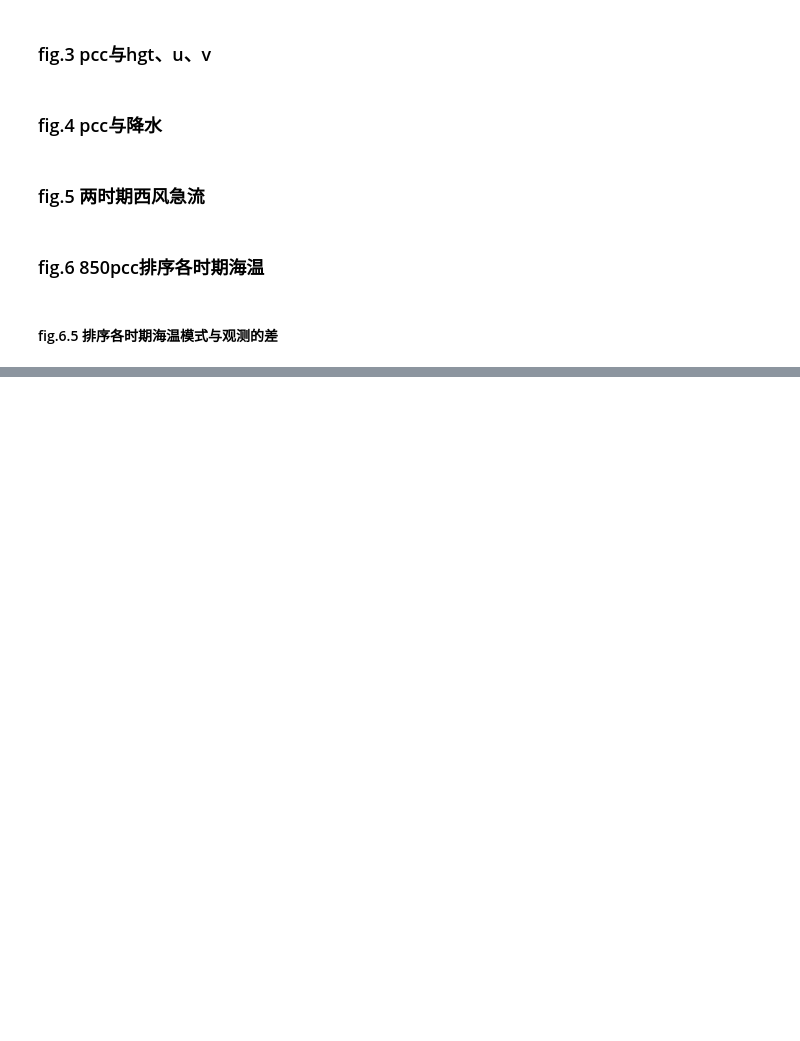
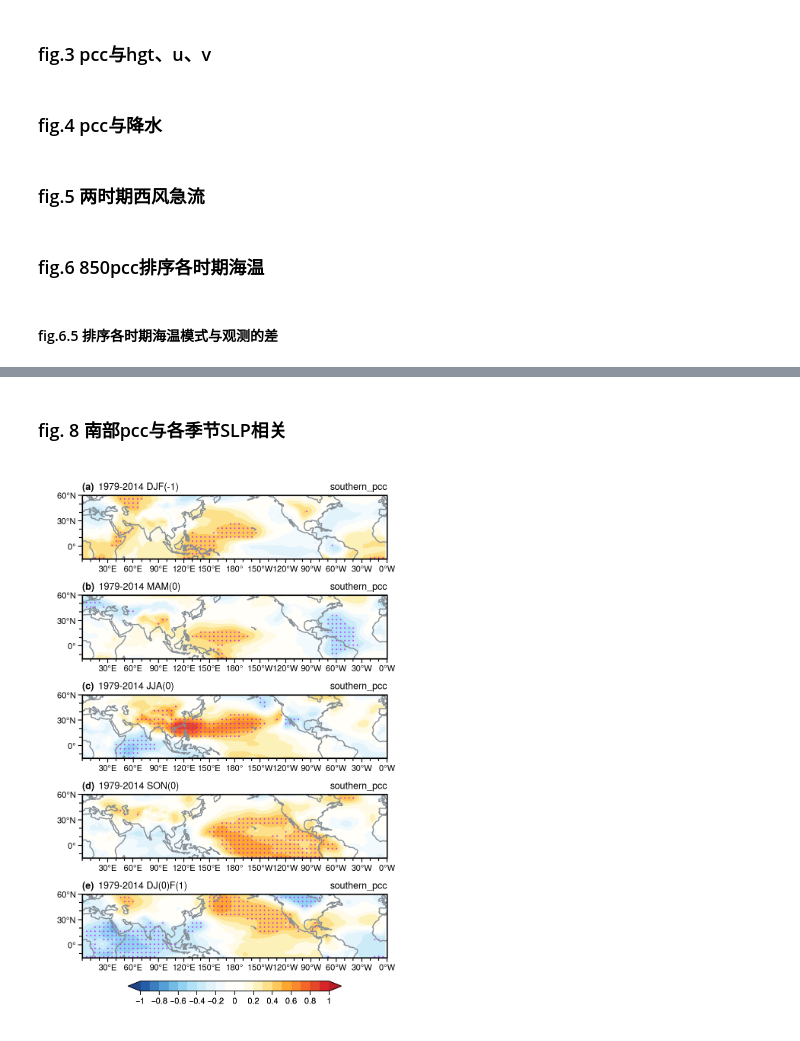
Before and after one commit to Hongjing0506/EAM-SAM0302code, a Jupyter notebook: CMIIP_divide_SASMR_group.ipynb, the cells around one changed output, grey strips where cells are left out. Cells and saved outputs as stored; diff of their text form; code cells hidden in the pictures; blank space fills up the shorter version.

```diff
--- a/CMIIP_divide_SASMR_group.ipynb
+++ b/CMIIP_divide_SASMR_group.ipynb
@@ -1474,0 +1554,67 @@ pplt.rc.reset()
+# %% [markdown]
+### fig. 8 南部pcc与各季节SLP相关
+# %%
+pplt.rc.reset()
+pplt.rc.grid = False
+startlevel=-1
+spacinglevel=0.1
+cl = 180  # 设置地图投影的中心纬度
+proj = pplt.PlateCarree(central_longitude=cl)
+
+fig_his_corr_sPCC_south_slp = pplt.figure(span=False, share=False, refwidth=4.0, wspace=4.0, hspace=3.8, outerpad=2.0)
+nrows = 5
+ncols = 1
+plot_array = np.reshape(range(1, nrows*ncols+1), (nrows, ncols))
+axs = fig_his_corr_sPCC_south_slp.subplots(plot_array, proj=proj)
+
+#   set the geo_ticks and map projection to the plots
+# xticks = np.array([30, 60, 90, 120, 150, 180])  # 设置纬度刻度
+xticks = np.array([30, 60, 90, 120, 150, 180, 210, 240, 270, 300, 330, 360])  # 设置纬度刻度
+yticks = np.arange(0, 61, 30)  # 设置经度刻度
+# 设置绘图的经纬度范围extents，其中前两个参数为经度的最小值和最大值，后两个数为纬度的最小值和最大值
+# 当想要显示的经纬度范围不是正好等于刻度显示范围时，对extents进行相应的修改即可
+extents = [xticks[0], xticks[-1], -15, yticks[-1]]
+sepl.geo_ticks(axs, xticks, yticks, cl, extents, majorticklabelsize=8, latminorspace=10, coastlinewidth=1.0)
+# ===================================================
+ski = 2
+n = 2
+w, h = 0.12, 0.14
+# ======================================
+for (i, season), plot_slope, plot_pvalue in zip(enumerate(["DJF(-1)", "MAM(0)", "JJA(0)", "SON(0)", "DJ(0)F(1)"]),
+      [IndR_his_spDJF_southern_pcc_rvalue,
+        IndR_his_spMAM_southern_pcc_rvalue,
+        IndR_his_spJJA_southern_pcc_rvalue,
+        IndR_his_spSON_southern_pcc_rvalue,
+        IndR_his_spnDJF_southern_pcc_rvalue],
+      [IndR_his_spDJF_southern_pcc_pvalue,
+        IndR_his_spMAM_southern_pcc_pvalue,
+        IndR_his_spJJA_southern_pcc_pvalue,
+        IndR_his_spSON_southern_pcc_pvalue,
+        IndR_his_spnDJF_southern_pcc_pvalue]):
+  con = axs[i].contourf(
+      plot_slope,
+      cmap="ColdHot",
+      cmap_kw={"left": 0.06, "right": 0.94, "cut": -0.1},
+      levels=np.arange(startlevel, -startlevel+spacinglevel, spacinglevel),
+      zorder=0.8,
+      extend="both"
+  )
+  sepl.plt_sig(
+      plot_slope, axs[i], n, np.where(plot_pvalue[::n, ::n] <= 0.05), "bright purple", 3.0,
+  )
+
+  axs[i].format(
+      ltitle="1979-2014 {}".format(season), rtitle="southern_pcc",
+  )
+# ======================================
+cb = fig_his_corr_sPCC_south_slp.colorbar(con, loc="b", width=0.13, length=0.7, label="", ticklabelsize=8.0)
+cb.set_ticks(np.arange(startlevel,-startlevel+0.01,2*spacinglevel))
+# # ======================================
+# startlevel=-1.0
+# spacinglevel=0.1
+# ======================================
+axs.format(linewidth=1.2, titlepad=5.5)
+fig_his_corr_sPCC_south_slp.format(abc="(a)", abcloc="l", rc_kw={"figure.facecolor":"white", "font.large":9, "legend.fontsize":9, "grid":False, "reso":"lo"})
+pplt.rc.reset()
+# %% [output]
+[figure, added]
```
Also changed, not shown: parts of 11 cells of this notebook.
